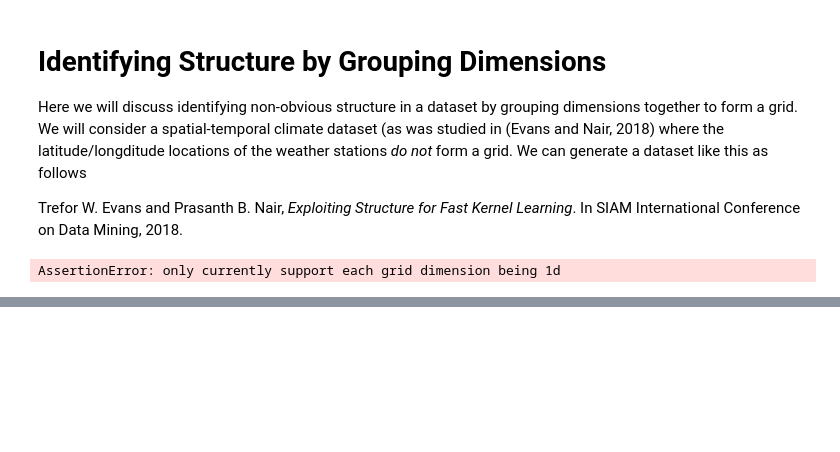
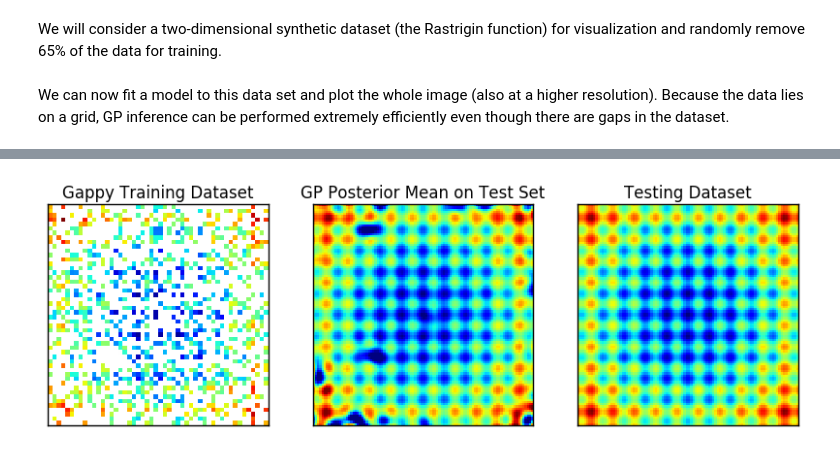
Before and after one commit to treforevans/gp_grid, a Jupyter notebook: tutorials/gappy_grid_tutorial.ipynb, the cells around one changed output, grey strips where cells are left out. Cells and saved outputs as stored; diff of their text form; code cells hidden in the pictures; blank space fills up the shorter version.

Commit message:
completed gappy grid tutorial. Still need to decide if want to include more advanced features and test

```diff
--- a/tutorials/gappy_grid_tutorial.ipynb
+++ b/tutorials/gappy_grid_tutorial.ipynb
@@ -43,18 +7,43 @@ For simplicity, we will consider a univariate problem (with $d=1$, a single inpu
-# %% [markdown]
-# Identifying Structure by Grouping Dimensions
-Here we will discuss identifying non-obvious structure in a dataset by grouping dimensions together to form a grid.
-We will consider a spatial-temporal climate dataset (as was studied in (Evans and Nair, 2018) where the latitude/longditude locations of the weather stations *do not* form a grid.
-We can generate a dataset like this as follows
-
-Trefor W. Evans and Prasanth B. Nair, *Exploiting Structure for Fast Kernel Learning*. In SIAM International Conference on Data Mining, 2018.
-# %%
-# generate the dataset
-np.random.seed(0)
-spatial = np.random.rand(10,2) # (latitude, longditude) coordinates of each weather station
-temporal = np.linspace(0,2.*np.pi, num=30).reshape((-1,1))
-x = grid2mat(spatial, temporal)
-
-
-# Use the membrane dataset
-# %% [output]
-AssertionError: only currently support each grid dimension being 1d
+# %% [markdown]
+We will consider a two-dimensional synthetic dataset (the Rastrigin function) for visualization and randomly remove 65% of the data for training.
+# %%
+np.random.seed(0)
+d = 2
+
+# generate the training set
+n = 50 # number of points along each dimension
+N_missing = np.int32(np.floor(0.65*n**d))
+xg = [np.linspace(0,1,num=n).reshape((-1,1)),]*d
+x = grid2mat(*xg)
+y = rastrigin((x*2-1)*5.12)
+gaps = np.random.choice(y.shape[0], size=N_missing, replace=False) # randomly set some data to nan
+y[gaps] = np.nan
+yg = y.reshape((n,)*d)
+
+# generate the test set
+nn = 100 # number of test points along each dimension
+xxg = [np.linspace(0,1,num=nn).reshape((-1,1)),]*d
+xx = grid2mat(*xxg)
+yy = rastrigin((xx*2-1)*5.12)
+# %% [markdown]
+We can now fit a model to this data set and plot the whole image (also at a higher resolution).
+Because the data lies on a grid, GP inference can be performed extremely efficiently even though there are gaps in the dataset.
+# %%
+# initialize the kernel and the GP model
+kern_list = [gp_grid.kern.RBF(1, lengthscale=0.05, variance=30.) for i in range(d)]
+m = gp_grid.models.GPGappyRegression(xg,yg,kern_list,noise_var=1e-6)
+m.optimize() # estimate the hyperparameters through log-marginal likelihood maximization
+
+# plot the training data, the model prediction, and the testing data
+fig, ax = plt.subplots(ncols=3, figsize=(10,4))
+yyh = m.predict_grid(xxg) # the model prediction
+ax[0].imshow(yg,interpolation='none',vmin=yy.min(), vmax=yy.max())
+ax[0].set_title('Gappy Training Dataset')
+ax[1].imshow(yyh.reshape((nn,)*d),interpolation='none',vmin=yy.min(), vmax=yy.max())
+ax[1].set_title("GP Posterior Mean on Test Set")
+ax[2].imshow(yy.reshape((nn,)*d),interpolation='none',vmin=yy.min(), vmax=yy.max())
+ax[2].set_title('Testing Dataset')
+for i in range(len(ax)): # remove ticks from figures to make pretty
+    ax[i].tick_params(which='both', bottom=False, top=False, left=False, right=False,
+                       labelbottom=False,labelleft=False)
+# %% [output]
@@ -60,0 +51 @@ AssertionError: only currently support each grid dimension being 1d
+[figure, added]
```
Also changed, not shown: parts of 6 cells of this notebook, 3 other files.
